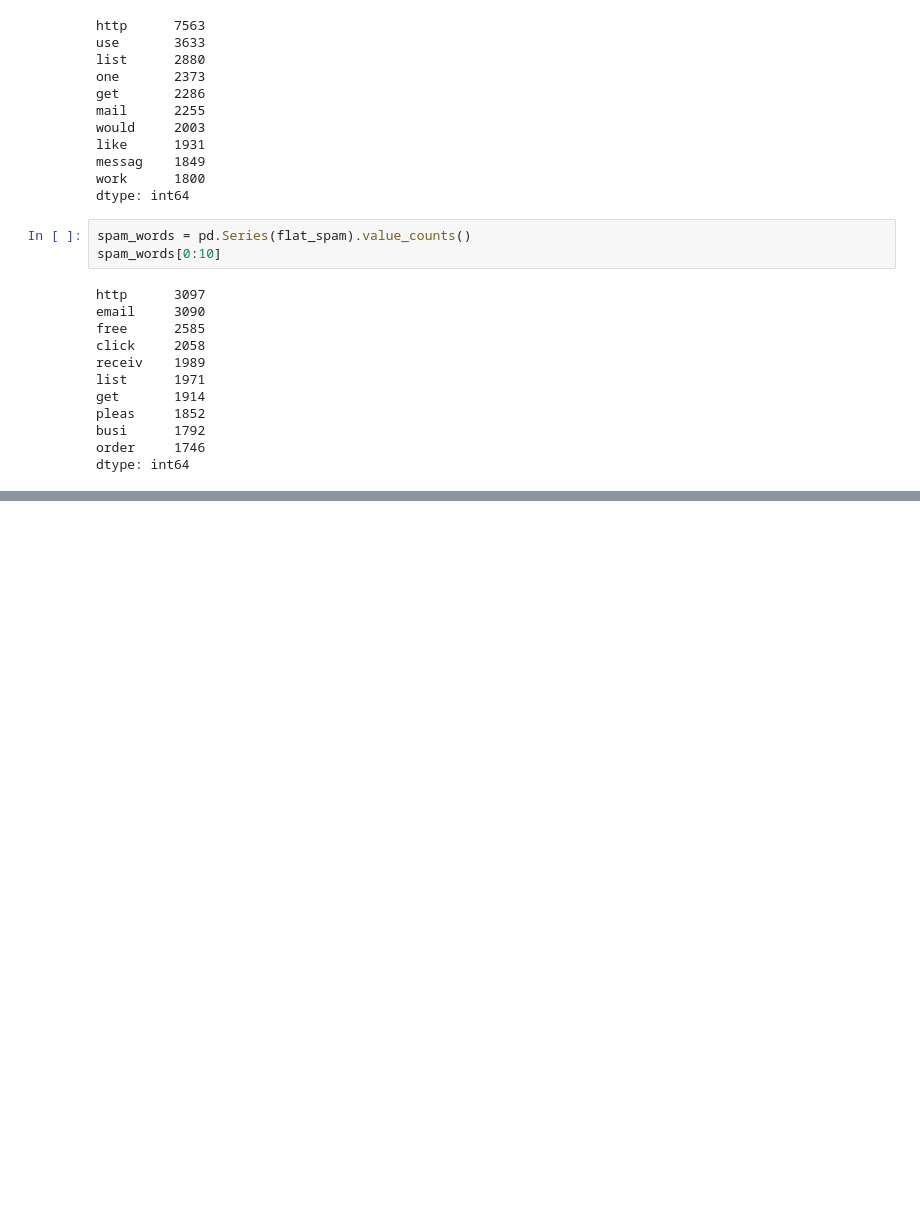
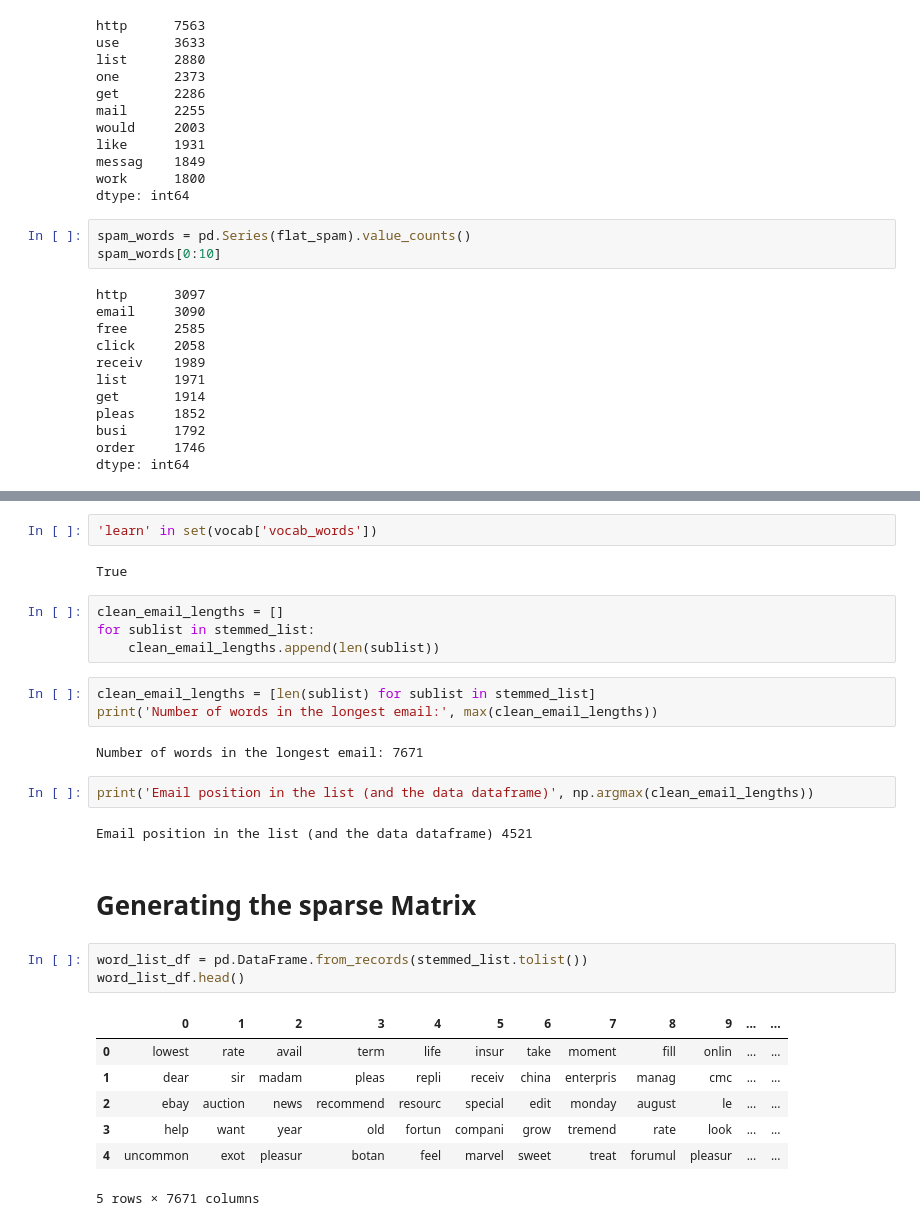
Before and after one commit to Sanchit987/MinorProject, a Jupyter notebook: MinorProject.ipynb, the cells around one changed output, grey strips where cells are left out. Drawn from its saved outputs; the diff is of its cells as text; blank space fills up the shorter version.

```diff
--- a/MinorProject.ipynb
+++ b/MinorProject.ipynb
@@ -321,0 +408,30 @@ dtype: int64
+# %%
+'learn' in set(vocab['vocab_words'])
+# %% [output]
+True
+# %%
+clean_email_lengths = []
+for sublist in stemmed_list:
+    clean_email_lengths.append(len(sublist))
+# %%
+clean_email_lengths = [len(sublist) for sublist in stemmed_list]
+print('Number of words in the longest email:', max(clean_email_lengths))
+# %% [output]
+Number of words in the longest email: 7671
+# %%
+print('Email position in the list (and the data dataframe)', np.argmax(clean_email_lengths))
+# %% [output]
+Email position in the list (and the data dataframe) 4521
+# %% [markdown]
+# Generating the sparse Matrix
+# %%
+word_list_df = pd.DataFrame.from_records(stemmed_list.tolist())
+word_list_df.head()
+# %% [output]
+|  | 0 | 1 | 2 | 3 | 4 | 5 | 6 | 7 | 8 | 9 | ... | ... |
+| 0 | lowest | rate | avail | term | life | insur | take | moment | fill | onlin | ... | ... |
+| 1 | dear | sir | madam | pleas | repli | receiv | china | enterpris | manag | cmc | ... | ... |
+| 2 | ebay | auction | news | recommend | resourc | special | edit | monday | august | le | ... | ... |
+| 3 | help | want | year | old | fortun | compani | grow | tremend | rate | look | ... | ... |
+| 4 | uncommon | exot | pleasur | botan | feel | marvel | sweet | treat | forumul | pleasur | ... | ... |
+5 rows × 7671 columns
```
Also changed, not shown: parts of 38 cells of this notebook, 5 other files.
